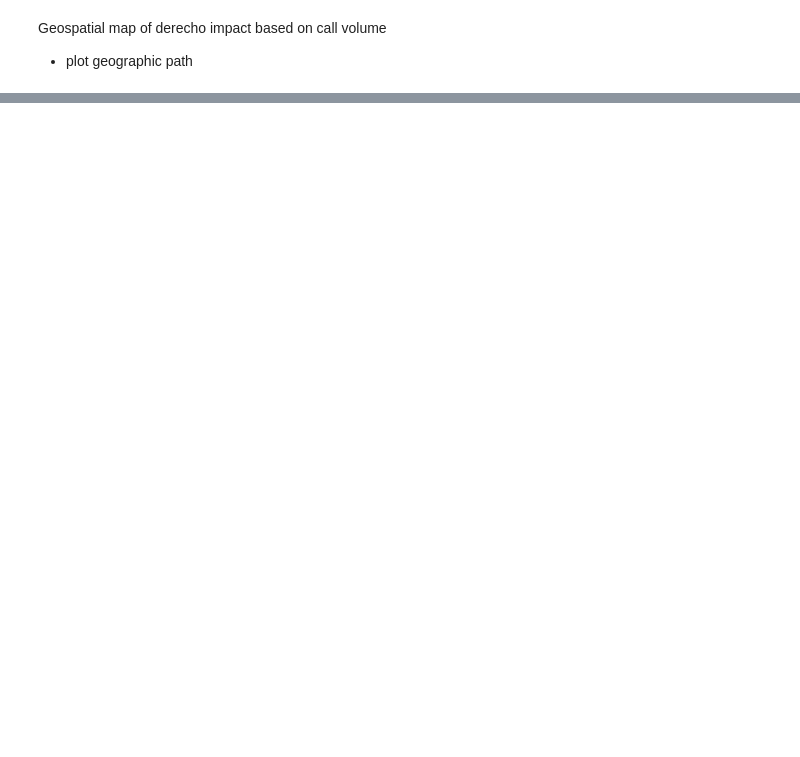
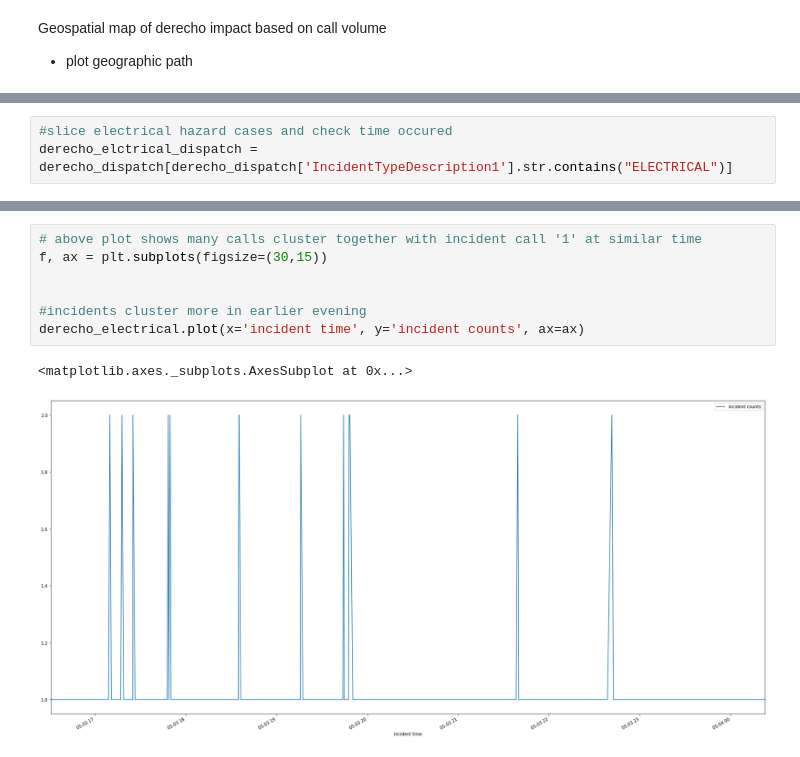
Before and after one commit to maureencaballero/metro-911-calls, a Jupyter notebook: notebooks/Metro-E911-Project.ipynb, the cells around one changed output, grey strips where cells are left out. Drawn from its saved outputs; the diff is of its cells as text; blank space fills up the shorter version.

```diff
--- a/notebooks/Metro-E911-Project.ipynb
+++ b/notebooks/Metro-E911-Project.ipynb
@@ -214,0 +268,3 @@ Geospatial map of derecho impact based on call volume
+# %%
+#slice electrical hazard cases and check time occured
+derecho_elctrical_dispatch = derecho_dispatch[derecho_dispatch['IncidentTypeDescription1'].str.contains("ELECTRICAL")]
@@ -214,0 +333,10 @@ Geospatial map of derecho impact based on call volume
+# %%
+# above plot shows many calls cluster together with incident call '1' at similar time
+f, ax = plt.subplots(figsize=(30,15))
+
+
+#incidents cluster more in earlier evening
+derecho_electrical.plot(x='incident time', y='incident counts', ax=ax)
+# %% [output]
+<matplotlib.axes._subplots.AxesSubplot at 0x...>
+[figure, added]
```
Also changed, not shown: parts of 21 cells of this notebook.
